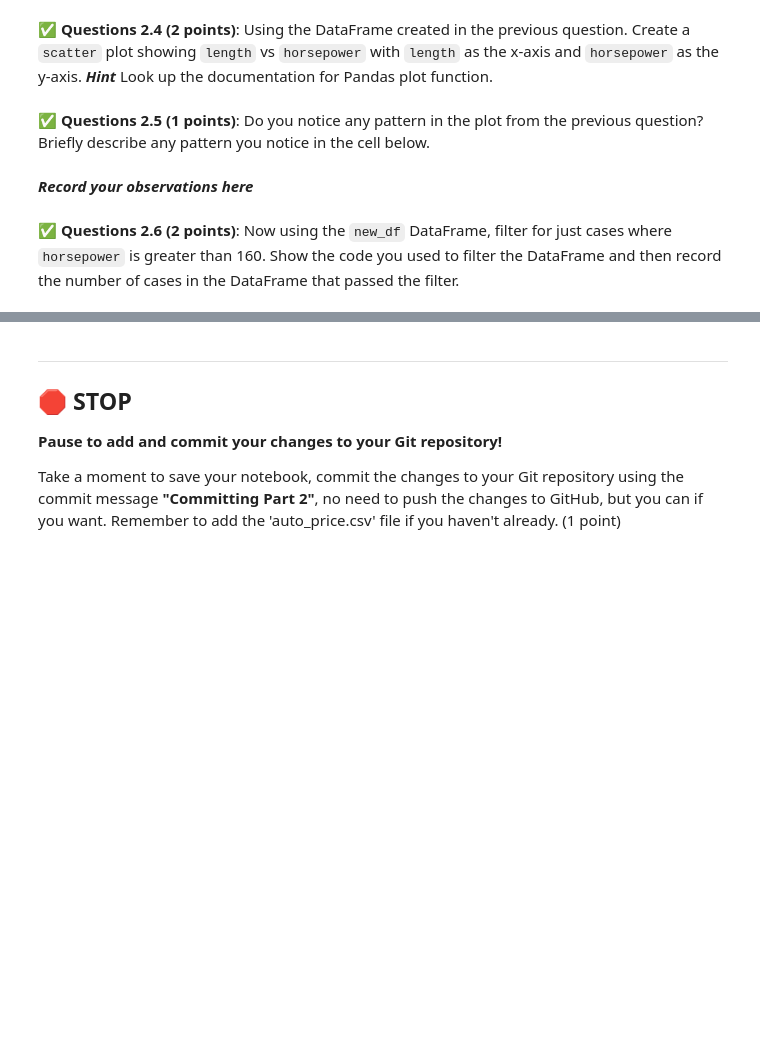
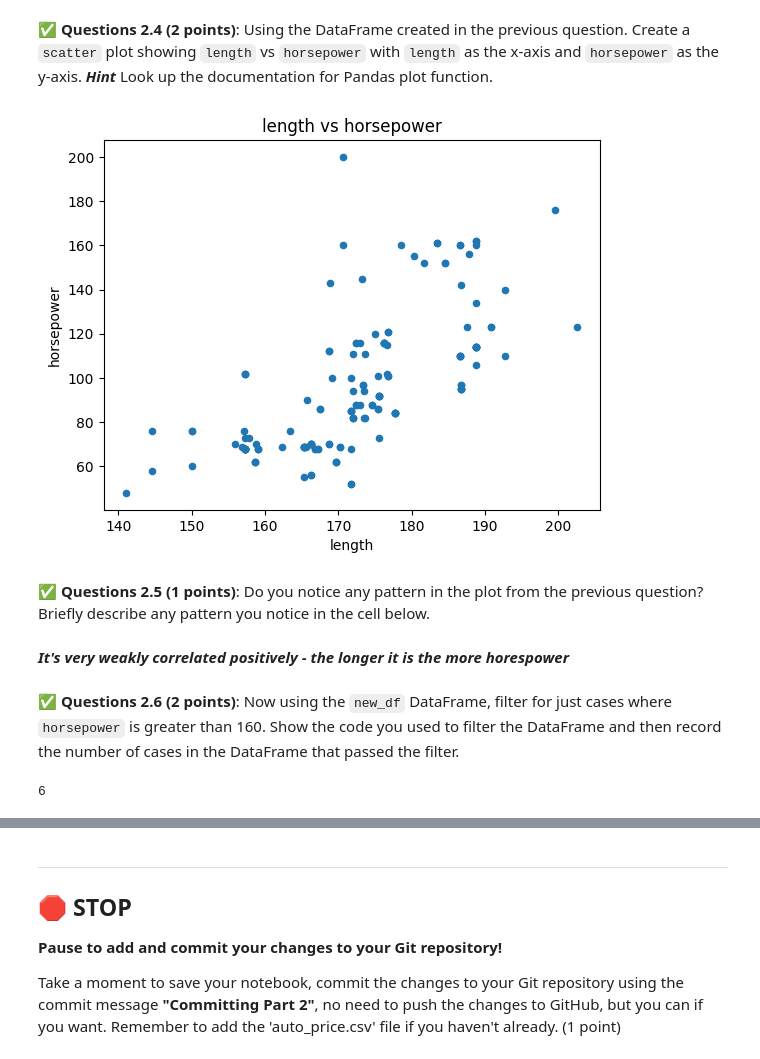
Before and after one commit to Burkey3072/CMSE202-f24-turnin, a Jupyter notebook: hw-01/HW-01_GitPracticeDebuggingPythonPackagesAndClasses-STUDENT.ipynb, the cells around one changed output, grey strips where cells are left out. Saved outputs shown, nothing was run; the diff lists cells and outputs as text; code cells hidden in the pictures; blank space fills up the shorter version.

```diff
--- a/hw-01/HW-01_GitPracticeDebuggingPythonPackagesAndClasses-STUDENT.ipynb
+++ b/hw-01/HW-01_GitPracticeDebuggingPythonPackagesAndClasses-STUDENT.ipynb
@@ -200,9 +205,25 @@ auto
+# %%
+# Put code here
+import matplotlib.pyplot as plt
+auto1.plot(kind='scatter', x='length', y='horsepower', title='length vs horsepower')
+
+plt.xlabel('length')
+
+plt.ylabel('horsepower')
+
+plt.show()
+# %% [output]
+[figure, added]
 # %% [markdown]
 &#9989; **Questions 2.5 (1 points)**: Do you notice any pattern in the plot from the previous question? Briefly describe any pattern you notice in the cell below.
-# %% [markdown]
-***Record your observations here***
+# %% [markdown]
+***It's very weakly correlated positively - the longer it is the more horespower***
 # %% [markdown]
 &#9989; **Questions 2.6 (2 points)**: Now using the `new_df` DataFrame, filter for just cases where `horsepower` is greater than 160. Show the code you used to filter the DataFrame and then record the number of cases in the DataFrame that passed the filter.
 # %%
 # Put code here
+auto2 = auto1[auto1['horsepower']>160]
+len(auto2)
+# %% [output]
+6
 # %% [markdown]
```
Also changed, not shown: parts of 24 cells of this notebook.
